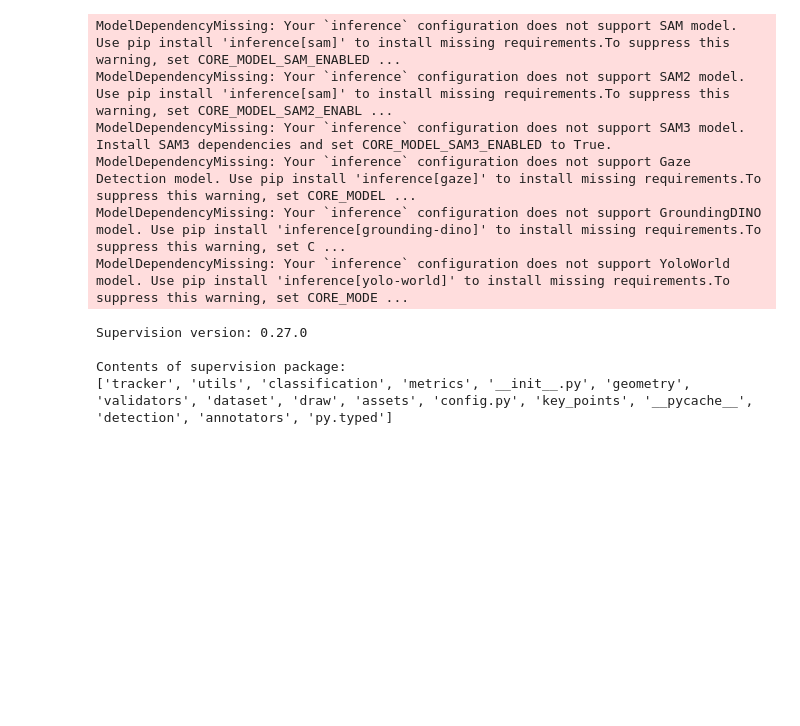
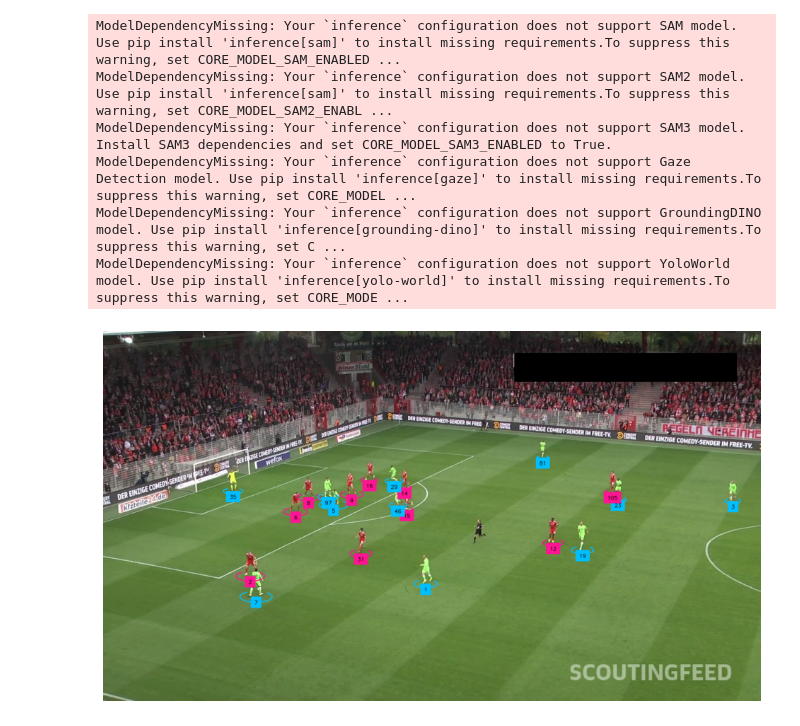
Before and after one commit to DGT-INT/soccer_video_to_data, a Jupyter notebook: 04 Code/soccer_computer_vision.ipynb, the cells around one changed output. Saved outputs shown, nothing was run; the diff lists cells and outputs as text; code cells hidden in the pictures; blank space fills up the shorter version.

Commit message:
classified players by team

```diff
--- a/04 Code/soccer_computer_vision.ipynb
+++ b/04 Code/soccer_computer_vision.ipynb
@@ -88,25 +108,11 @@ ModelDependencyMissing: Your `inference` configuration does not support YoloWorl
 #    model_id=PLAYER_DETECTION_MODEL_ID,
 #    api_key=ROBOFLOW_API_KEY
 #)
-# %%
-import supervision as sv
-import inspect
-import os
-
-print("Supervision version:", sv.__version__)
-
-# Show top-level directories inside the supervision package
-print("\nContents of supervision package:")
-print(os.listdir(os.path.dirname(sv.__file__)))
-# %% [output]
-Supervision version: 0.27.0
-
-Contents of supervision package:
-['tracker', 'utils', 'classification', 'metrics', '__init__.py', 'geometry', 'validators', 'dataset', 'draw', 'assets', 'config.py', 'key_points', '__pycache__', 'detection', 'annotators', 'py.typed']
 # %%
 from tqdm import tqdm
 import supervision as sv
 from sports.common.team import TeamClassifier
+
 
 SOURCE_VIDEO_PATH = f"{DATA_dir}/121364_0.mp4"
 TARGET_VIDEO_PATH = f"{DATA_dir}/121364_0_results_5.mp4"
@@ -141,36 +147,38 @@ frame_generator = sv.get_video_frames_generator(SOURCE_VIDEO_PATH)
 frame = next(frame_generator)
 
 with video_sink:
     for frame in tqdm(frame_generator, total=video_info.total_frames):
 
         result = PLAYER_DETECTION_MODEL.infer(frame, confidence=0.3)[0]
         detections = sv.Detections.from_inference(result)
 
         ball_detections = detections[detections.class_id == BALL_ID]
         ball_detections.xyxy = sv.pad_boxes(xyxy=ball_detections.xyxy, px=10)
 
         all_detections = detections[detections.class_id != BALL_ID]
         all_detections = all_detections.with_nms(threshold=0.5, class_agnostic=True)
         all_detections = tracker.update_with_detections(all_detections)
 
-        players_detections = all_detections(all_detections.class_id == PLAYER_ID)
+        players_detections = all_detections[all_detections.class_id == PLAYER_ID]
         players_crops = [sv.crop_image(frame, xyxy) for xyxy in players_detections.xyxy]
         players_detections.class_id = team_classifier.predict(players_crops)
 
         labels = [
         f"{tracker_id}"
         for tracker_id
         in players_detections.tracker_id
         ]
 
         annotated_frame = frame.copy()
-        annotated_frame = ellipse_annotator.annotate(annotated_frame, player_detections)
+        annotated_frame = ellipse_annotator.annotate(annotated_frame, players_detections)
         annotated_frame = triangle_annotator.annotate(annotated_frame, ball_detections)
-        annotated_frame = label_annotator.annotate(annotated_frame, player_detections, labels=labels)
+        annotated_frame = label_annotator.annotate(annotated_frame, players_detections, labels=labels)
 
         video_sink.write_frame(annotated_frame)
 
 sv.plot_image(annotated_frame)
+# %% [output]
+[figure, added]
 # %%
 from tqdm import tqdm
 
```
Also changed, not shown: parts of 4 cells of this notebook.
